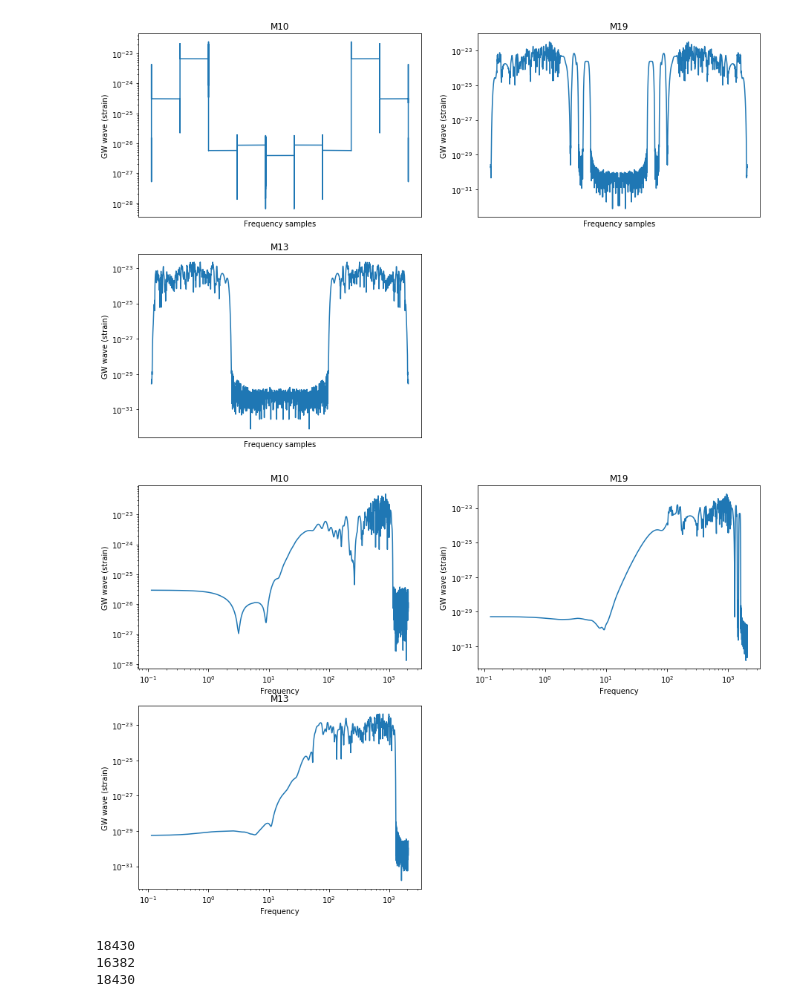
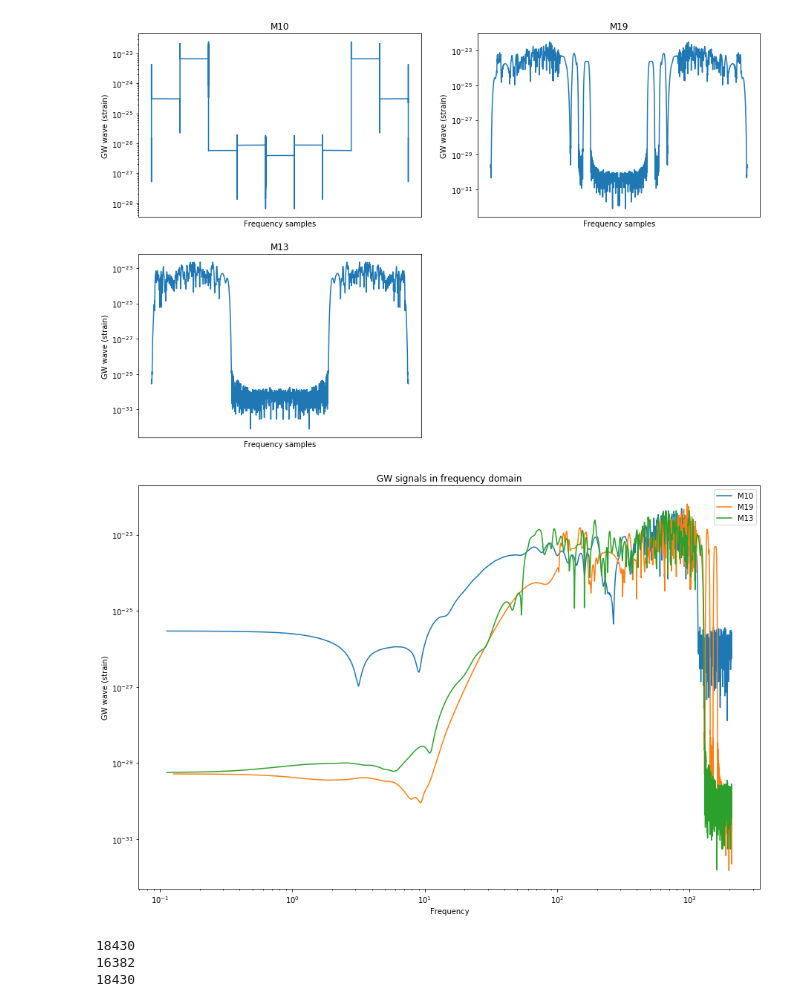
Before and after one commit to Abhinav-Rijal/Project, a Jupyter notebook: GW_wave plot.ipynb, the cells around one changed output. Saved outputs shown, nothing was run; the diff lists cells and outputs as text; code cells hidden in the pictures.

```diff
--- a/GW_wave plot.ipynb
+++ b/GW_wave plot.ipynb
@@ -291,29 +291,28 @@ abs_Amp3 = fftpack.fftshift(abs_Amp3)
 n3 = len(f3)
 f3 = f3[int(n3/2)+1:n3-1]
 abs_Amp3 = ts3*2.0*abs_Amp3[int(n3/2)+1:n3-1]
-# %%
-plt.figure(figsize = [15,10])
-
-plt.subplot(2,2,1)
-plt.title('M10')
-plt.loglog(f1,abs_Amp1)
-plt.xlabel('Frequency')
-plt.ylabel('GW wave (strain)')
-
-plt.subplot(2,2,2)
-plt.title('M19')
-plt.loglog(f2,abs_Amp2)
-plt.xlabel('Frequency')
-plt.ylabel('GW wave (strain)')
-
-plt.subplot(2,2,3)
-plt.title('M13')
-plt.loglog(f3,abs_Amp3)
-plt.xlabel('Frequency')
-plt.ylabel('GW wave (strain)')
-plt.show()
-# %% [output]
-[figure, removed]
+# %%
+plt.figure(figsize = [15,10])
+
+
+plt.title('GW signals in frequency domain')
+plt.loglog(f1,abs_Amp1,label='M10')
+
+
+
+
+plt.loglog(f2,abs_Amp2,label='M19')
+
+
+
+
+plt.loglog(f3,abs_Amp3,label='M13')
+plt.xlabel('Frequency')
+plt.ylabel('GW wave (strain)')
+plt.legend()
+plt.show()
+# %% [output]
+[figure, added]
 # %%
 print(len(f1))
 print(len(f2))
```
Also changed, not shown: parts of 34 cells of this notebook.
